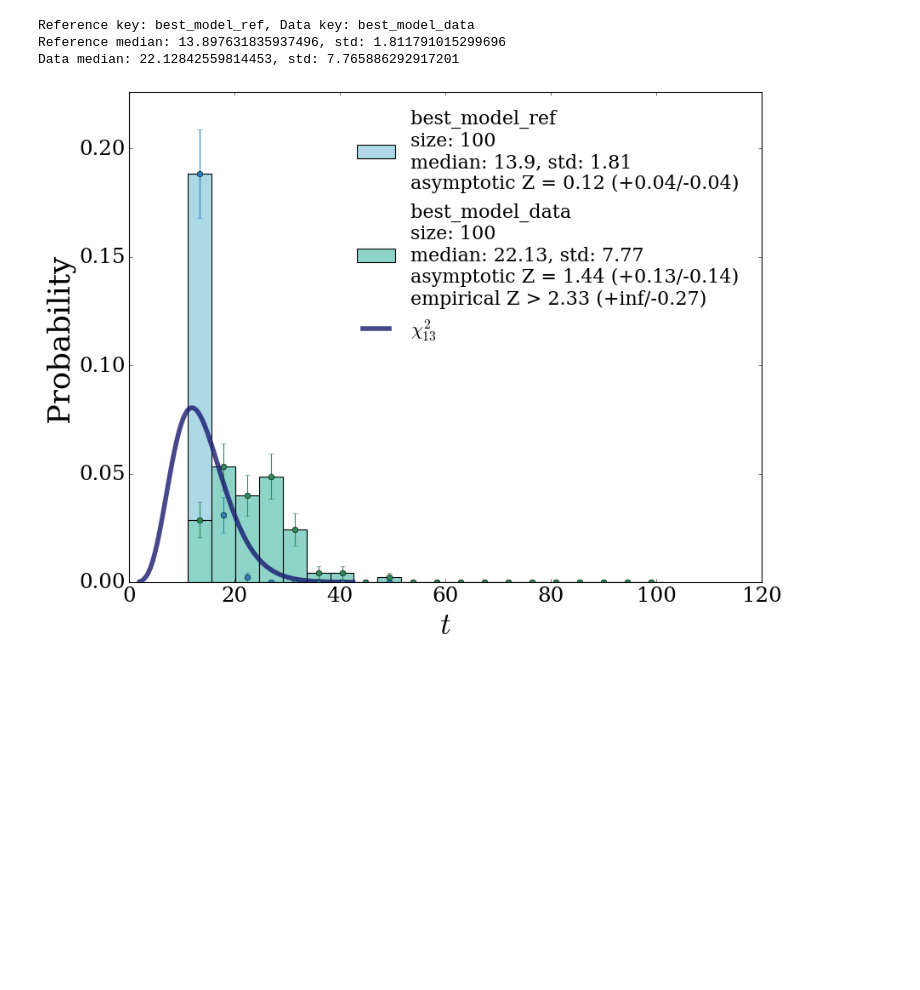
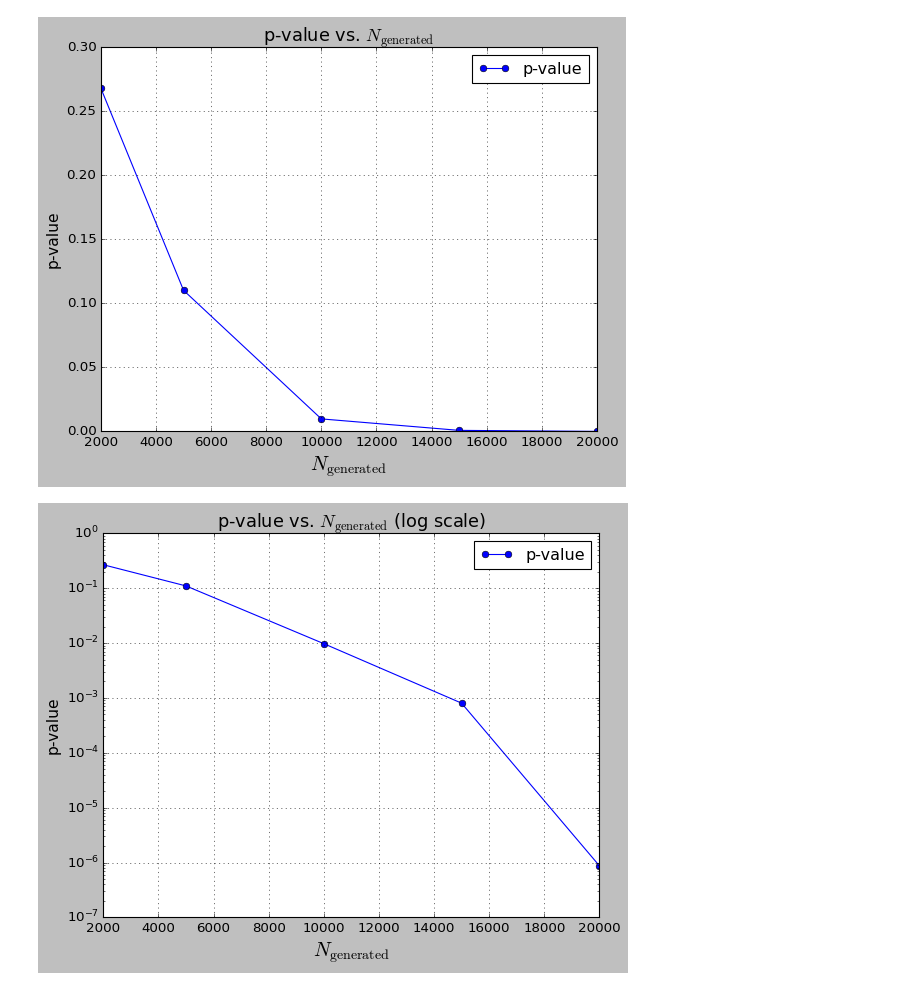
Before and after one commit to gbadarac/MonoJet_NPLM_analysis, a Jupyter notebook: NPLM/NPLM-embedding/my_analyse_output.ipynb, the cells around one changed output. Cells and saved outputs as stored; diff of their text form; code cells hidden in the pictures; blank space fills up the shorter version.

```diff
--- a/NPLM/NPLM-embedding/my_analyse_output.ipynb
+++ b/NPLM/NPLM-embedding/my_analyse_output.ipynb
@@ -110,31 +181,27 @@ for k in list(folders.keys()):
-# %%
-for key in list(tests.keys()):
-    if 'ref' in key:
-        key_ref = key
-        t1 = tests[key_ref]  # Target distribution (reference)
-    if 'data' in key:
-        t2 = tests[key]  # Generated data (comparison)
-    else:
-        continue
-
-    # Calibration test
-    df = np.mean(t1)  # Mean of the reference distribution
-    xmax = np.max(t2) + 50  # Max value of generated data + buffer for range
-    xmin = np.min(t1)  # Min value of reference distribution
-
-    # Debugging statements
-    print(f"Reference key: {key_ref}, Data key: {key}")
-    print(f"Reference median: {np.median(t1)}, std: {np.std(t1)}")
-    print(f"Data median: {np.median(t2)}, std: {np.std(t2)}")
-
-    # Plot the comparison
-    plot_2distribution(
-        t1, t2, df, output_path='/work/gbadarac/MonoJet_NPLM/MonoJet_NPLM_analysis/NPLM/NPLM_outputs/', xmin=xmin, xmax=xmax, ymax=None, nbins=20,
-        save=True, label1=key_ref, label2=key,
-        save_name='probability_plot', print_Zscore=True
-    )
-# %% [output]
-Reference key: best_model_ref, Data key: best_model_data
-Reference median: 13.897631835937496, std: 1.811791015299696
-Data median: 22.12842559814453, std: 7.765886292917201
-[figure, removed]
+# %%
+N_gen_array = np.array(N_gen_list)
+sort_idx = np.argsort(N_gen_array)
+N_gen_array = N_gen_array[sort_idx]
+p_values_array = np.array(p_values_list)[sort_idx]
+Z_values_array = np.array(Z_values_list)[sort_idx]
+
+plt.figure(figsize=(8,6))
+plt.plot(N_gen_array, p_values_array, 'o-', label='p-value')
+plt.xlabel(r'$N_{\mathrm{generated}}$', fontsize=18)
+plt.ylabel('p-value', fontsize=14)
+plt.title(r'p-value vs. $N_{\mathrm{generated}}$', fontsize=16)
+plt.grid(True)
+plt.legend()
+plt.show()
+
+plt.figure(figsize=(8,6))
+plt.semilogy(N_gen_array, p_values_array, 'o-', label='p-value')
+plt.xlabel(r'$N_{\mathrm{generated}}$', fontsize=18)
+plt.ylabel('p-value', fontsize=14)
+plt.title(r'p-value vs. $N_{\mathrm{generated}}$ (log scale)', fontsize=16)
+plt.grid(True)
+plt.legend()
+plt.show()
+# %% [output]
+[figure, added]
+[figure, added]
```
Also changed, not shown: parts of 4 cells of this notebook, 57 other files.
